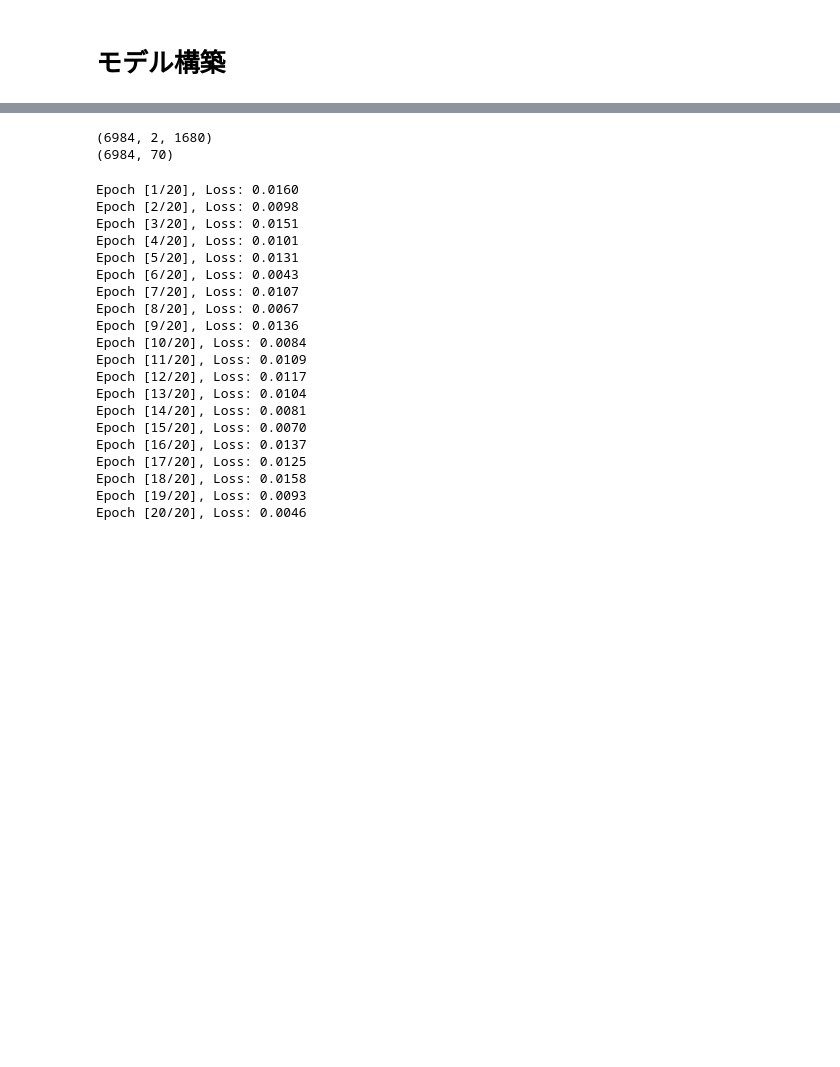
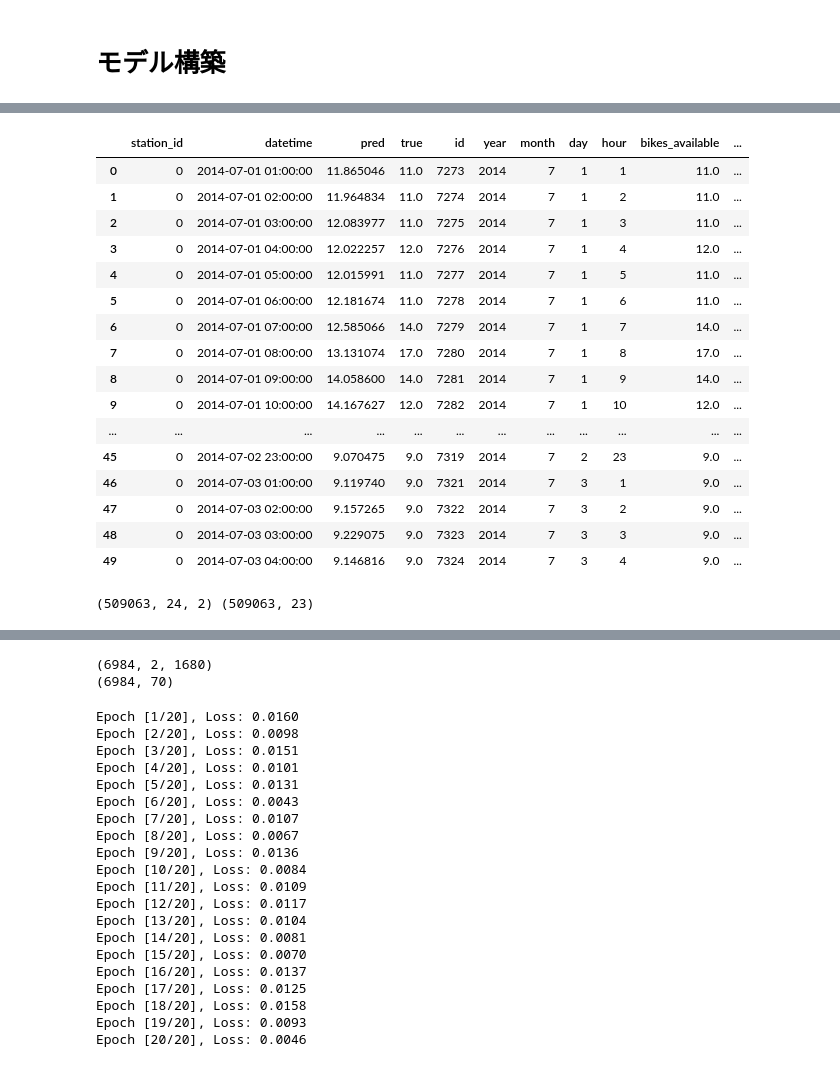
Before and after one commit to snoopy0420/atma_udemy, a Jupyter notebook: notebooks/baseline.ipynb, the cells around one changed output, grey strips where cells are left out. Drawn from its saved outputs; the diff is of its cells as text; code cells hidden in the pictures; blank space fills up the shorter version.

```diff
--- a/notebooks/baseline.ipynb
+++ b/notebooks/baseline.ipynb
@@ -520,0 +752,6 @@ print(test_scale.shape)
+# %%
+# シーケンスの作成
+# 並び替え
+train = train.sort_values(key_cols).reset_index(drop=True)
+train_X, train_y, train_key = create_sequences_for_forecast(train, feat_cols, seq_length=SEQ_LENGTH, n_steps=N_STEPS)
+print(train_X.shape, train_y.shape)
@@ -520,0 +875,32 @@ print(test_scale.shape)
+# %%
+# 予測
+model.eval()
+with torch.no_grad():
+    train_outputs = model(train_X_tensor)
+    test_outputs = model(test_X_tensor)
+
+# tensorをnumpyに変換
+train_pred = train_outputs.numpy()
+test_pred = test_outputs.numpy()
+train_true = train_y_tensor.numpy()
+test_true = test_y_tensor.numpy()
+
+#スケールをもとに戻す
+train_predict = scaler_for_inverse.inverse_transform(train_pred)
+train_true = scaler_for_inverse.inverse_transform(train_true)
+test_predict = scaler_for_inverse.inverse_transform(test_pred)
+test_true = scaler_for_inverse.inverse_transform(test_true)
+
+#各ステーションのスコアの平均値を算出
+train_score_list = []
+test_score_list = []
+num_per_station_tarin = int(len(train_pred) / 70)
+num_per_station_test = int(len(test_pred) / 70)
+for i in range(70):
+    train_score = math.sqrt(mean_squared_error(train_true[i*num_per_station_tarin:(i+1)*num_per_station_tarin], train_predict[i*num_per_station_tarin:(i+1)*num_per_station_tarin]))
+    train_score_list.append(train_score)
+    test_score = math.sqrt(mean_squared_error(test_true[i*num_per_station_test:(i+1)*num_per_station_test], test_predict[i*num_per_station_test:(i+1)*num_per_station_test]))
+    test_score_list.append(test_score)
+
+print("trainのRMSE平均 : ",mean(train_score_list))
+print("testのRMSE平均 : ",mean(test_score_list))
@@ -520,0 +910,4 @@ print(test_scale.shape)
+# %%
+test_key["pred"] = test_predict.reshape(-1, 1)
+# %%
+test_key["true"] = test_true.reshape(-1, 1)
@@ -520,0 +930,20 @@ print(test_scale.shape)
+# %%
+pd.merge(test_key, df_status, on=["station_id", "datetime"], how="left").head(50)
+# %% [output]
+|  | station_id | datetime | pred | true | id | year | month | day | hour | bikes_available | ... |
+| 0 | 0 | 2014-07-01 01:00:00 | 11.865046 | 11.0 | 7273 | 2014 | 7 | 1 | 1 | 11.0 | ... |
+| 1 | 0 | 2014-07-01 02:00:00 | 11.964834 | 11.0 | 7274 | 2014 | 7 | 1 | 2 | 11.0 | ... |
+| 2 | 0 | 2014-07-01 03:00:00 | 12.083977 | 11.0 | 7275 | 2014 | 7 | 1 | 3 | 11.0 | ... |
+| 3 | 0 | 2014-07-01 04:00:00 | 12.022257 | 12.0 | 7276 | 2014 | 7 | 1 | 4 | 12.0 | ... |
+| 4 | 0 | 2014-07-01 05:00:00 | 12.015991 | 11.0 | 7277 | 2014 | 7 | 1 | 5 | 11.0 | ... |
+| 5 | 0 | 2014-07-01 06:00:00 | 12.181674 | 11.0 | 7278 | 2014 | 7 | 1 | 6 | 11.0 | ... |
+| 6 | 0 | 2014-07-01 07:00:00 | 12.585066 | 14.0 | 7279 | 2014 | 7 | 1 | 7 | 14.0 | ... |
+| 7 | 0 | 2014-07-01 08:00:00 | 13.131074 | 17.0 | 7280 | 2014 | 7 | 1 | 8 | 17.0 | ... |
+| 8 | 0 | 2014-07-01 09:00:00 | 14.058600 | 14.0 | 7281 | 2014 | 7 | 1 | 9 | 14.0 | ... |
+| 9 | 0 | 2014-07-01 10:00:00 | 14.167627 | 12.0 | 7282 | 2014 | 7 | 1 | 10 | 12.0 | ... |
+| ... | ... | ... | ... | ... | ... | ... | ... | ... | ... | ... | ... |
+| 45 | 0 | 2014-07-02 23:00:00 | 9.070475 | 9.0 | 7319 | 2014 | 7 | 2 | 23 | 9.0 | ... |
+| 46 | 0 | 2014-07-03 01:00:00 | 9.119740 | 9.0 | 7321 | 2014 | 7 | 3 | 1 | 9.0 | ... |
+| 47 | 0 | 2014-07-03 02:00:00 | 9.157265 | 9.0 | 7322 | 2014 | 7 | 3 | 2 | 9.0 | ... |
+| 48 | 0 | 2014-07-03 03:00:00 | 9.229075 | 9.0 | 7323 | 2014 | 7 | 3 | 3 | 9.0 | ... |
+| 49 | 0 | 2014-07-03 04:00:00 | 9.146816 | 9.0 | 7324 | 2014 | 7 | 3 | 4 | 9.0 | ... |
@@ -520,0 +968,9 @@ print(test_scale.shape)
+# %%
+# 並び替え
+train = train.sort_values(key_cols).reset_index(drop=True)
+
+# シーケンスの作成
+train_X, train_y = create_sequences(train, feat_cols, seq_length=SEQ_LENGTH, n_steps=N_STEPS)
+print(train_X.shape, train_y.shape)
+# %% [output]
+(509063, 24, 2) (509063, 23)
```
Also changed, not shown: parts of 60 cells of this notebook, 5 other files.
